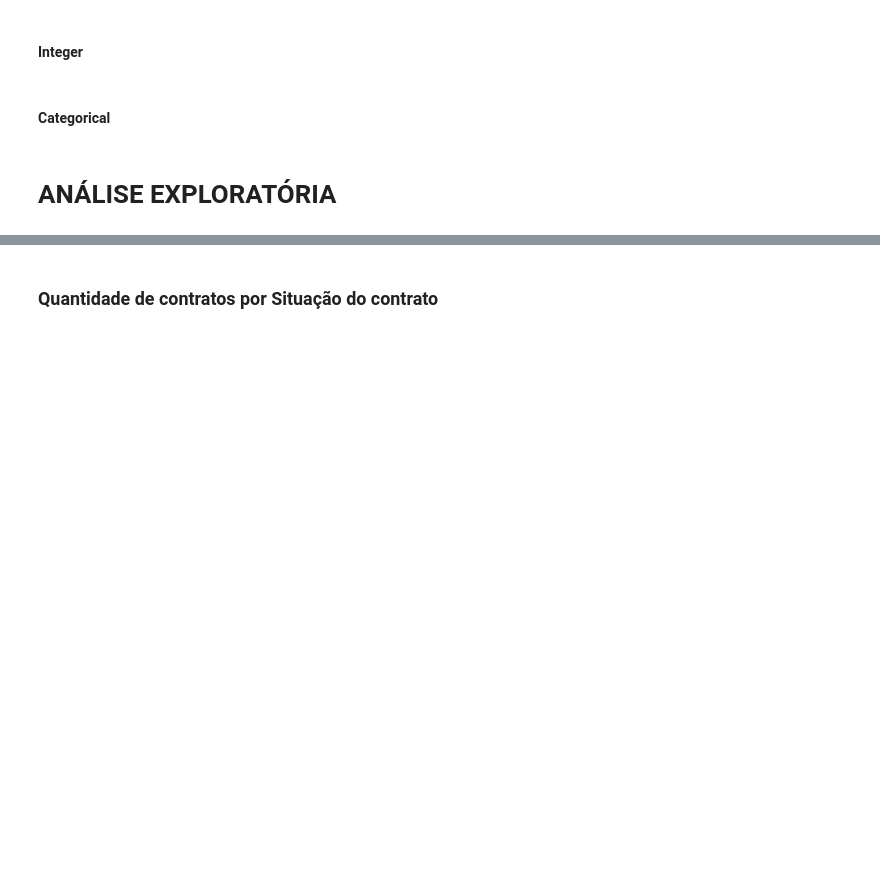
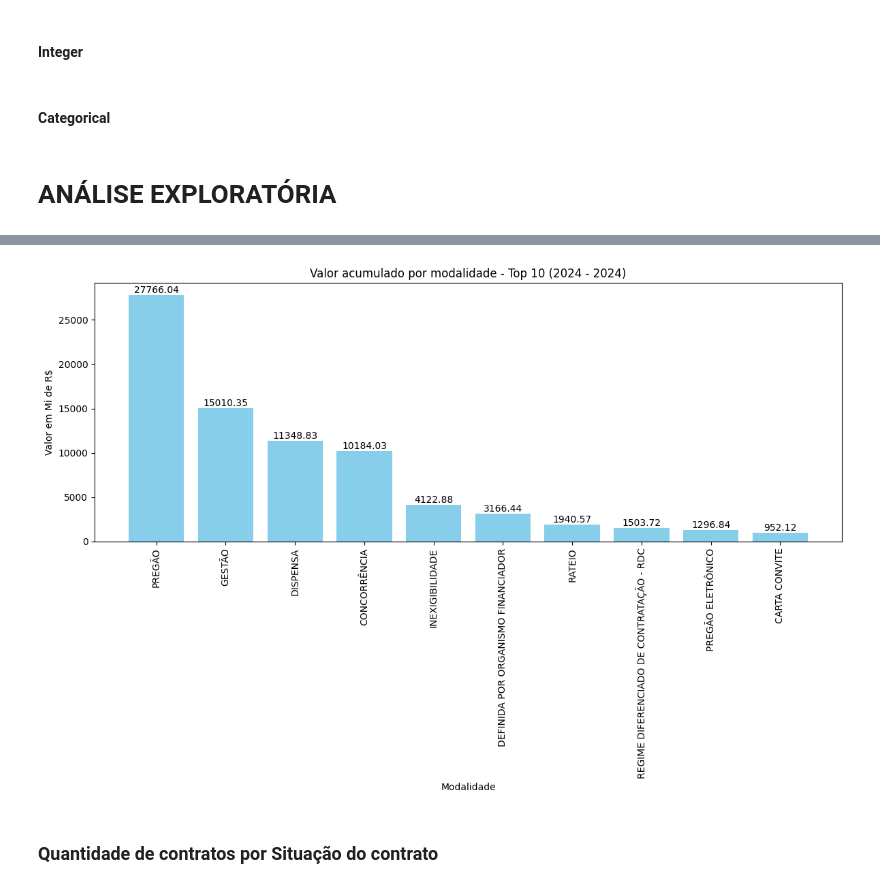
Before and after one commit to kandarpagalas/processamento-dados-api-contratos-gov-ce, a Jupyter notebook: Trabalho Processamento de dados.ipynb, the cells around one changed output, grey strips where cells are left out. Saved outputs shown, nothing was run; the diff lists cells and outputs as text; code cells hidden in the pictures; blank space fills up the shorter version.

```diff
--- a/Trabalho Processamento de dados.ipynb
+++ b/Trabalho Processamento de dados.ipynb
@@ -322,33 +382,35 @@ df_acumulado_modalidade.style.format({"mean": 'R$ {:.2f}', "sum": 'R$ {:.2f}'},
 # %%
 # Gráfico top 10
 top10_modalidade_despesa = df_acumulado_modalidade
 top10_modalidade_despesa["sum_mi"] = round(top10_modalidade_despesa["sum"] / 10**6, 2)
 top10_modalidade_despesa = top10_modalidade_despesa.sort_values(by="sum_mi", ascending=False).head(10)
 
 plt.figure(figsize=(12,8))
 bars = plt.bar(
     top10_modalidade_despesa["descricao_modalidade"],
     top10_modalidade_despesa["sum_mi"],
     color="skyblue"
 )
 
 
 for bar in bars:
     yval = bar.get_height()
     plt.text(
         bar.get_x() + bar.get_width() / 2,
         yval,
         yval,
         ha = "center",
         va = "bottom"
     )
-plt.title(f"Despesa por modalidade - Top 10 ({primeiro_ano} - {ultimo_ano})")
+plt.title(f"Valor acumulado por modalidade - Top 10 ({primeiro_ano} - {ultimo_ano})")
 plt.xlabel("Modalidade")
 plt.ylabel("Valor em Mi de R$")
 
 plt.xticks(rotation=90)
 plt.tight_layout()
 
 plt.show()
+# %% [output]
+[figure, added]
 # %% [markdown]
 ### Quantidade de contratos por Situação do contrato
```
Also changed, not shown: parts of 22 cells of this notebook.
